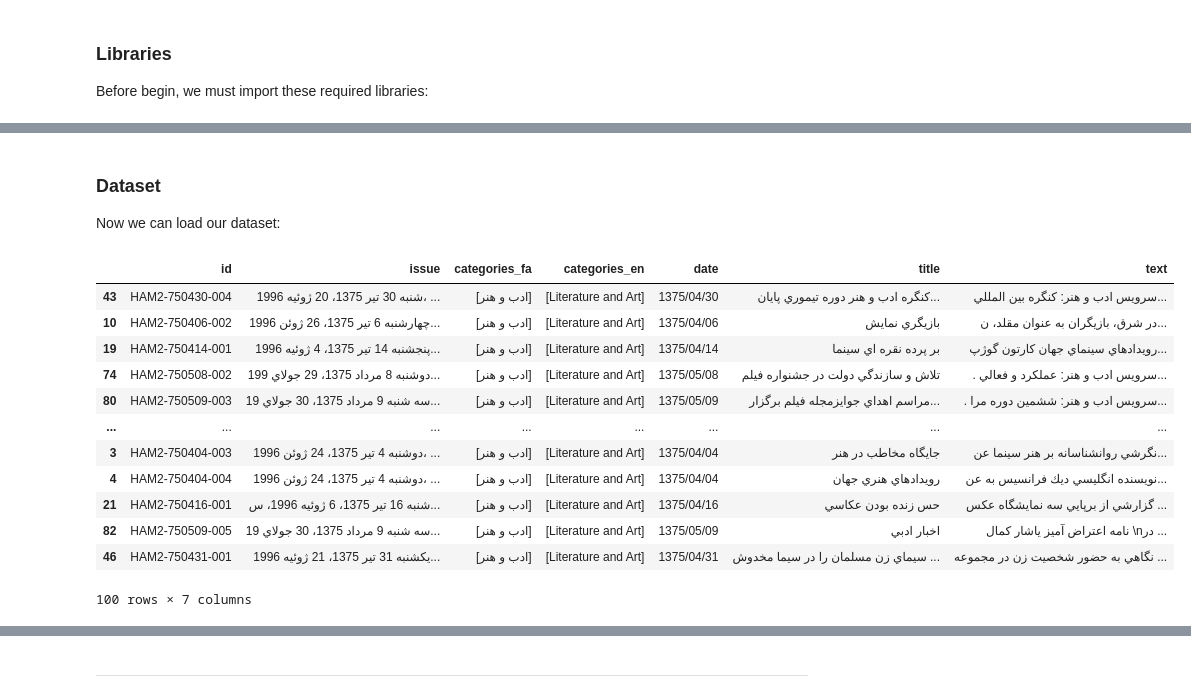
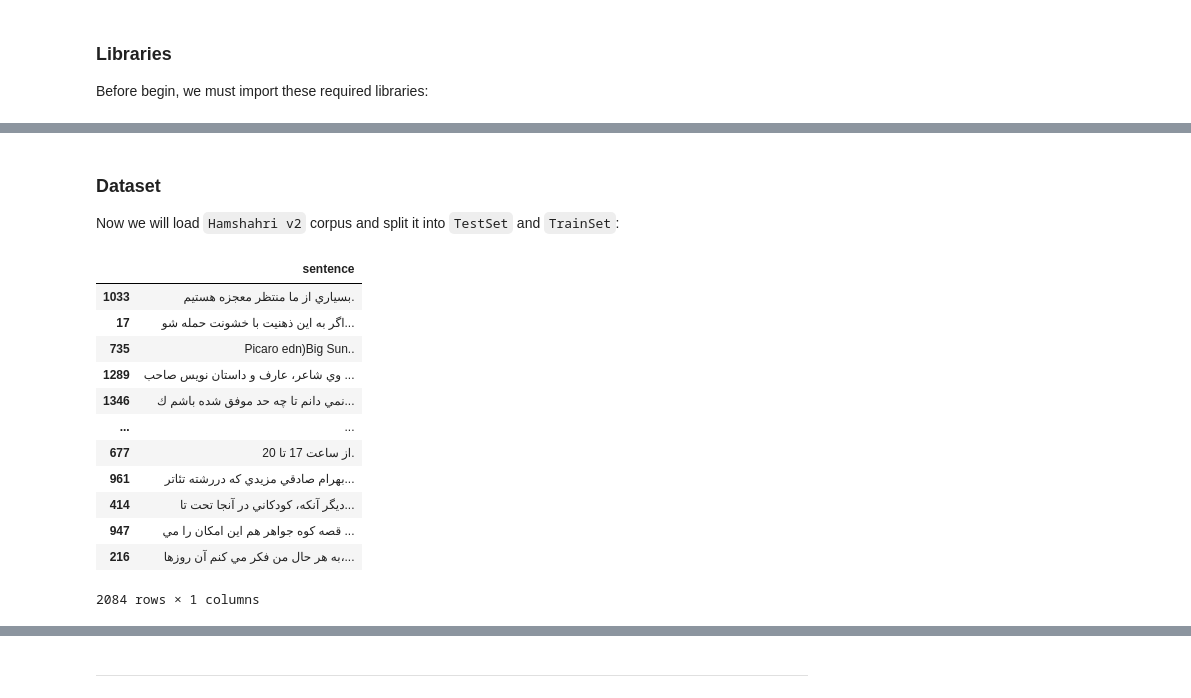
Before and after one commit to ckoliber/nlpexercises, a Jupyter notebook: src/exercise1.ipynb, the cells around one changed output, grey strips where cells are left out. Drawn from its saved outputs; the diff is of its cells as text; code cells hidden in the pictures.

```diff
--- a/src/exercise1.ipynb
+++ b/src/exercise1.ipynb
@@ -38,30 +36,49 @@ Using matplotlib backend: TkAgg
-# %% [markdown]
-### Dataset
-
-Now we can load our dataset:
+# %% [markdown]
+### Dataset
+
+Now we will load `Hamshahri v2` corpus and split it into `TestSet` and `TrainSet`:
 # %%
 corpus = hazm.HamshahriReader(root="../lib/HAM2")
 
-documents = filter(lambda doc: "Literature and Art" in doc["categories_en"], corpus.docs())
+documents = filter(
+    lambda doc: "Literature and Art" in doc["categories_en"],
+    corpus.docs()
+)
 
-data_frame = pd.DataFrame([next(documents) for _ in range(100)])
+sentences = sum([
+    hazm.sent_tokenize(next(documents)["text"])
+    for _ in range(100)
+], [])
+
+data_frame = pd.DataFrame(sentences, columns=["sentence"])
 data_frame = skutils.shuffle(data_frame)
 
-data_features = data_frame.filter(["text"], axis=1).to_numpy().flatten()
-data_labels = data_frame.filter(["category_en"], axis=1).to_numpy().flatten()
+data_features = data_frame.filter(["sentence"], axis=1).to_numpy()
+data_labels = data_frame.filter(["category_en"], axis=1).to_numpy()
+
+train_features, test_features, train_labels, test_labels = skselection.train_test_split(
+    data_features,
+    data_labels,
+    test_size=0.2,
+    random_state=313
+)
+
+data_features = data_features.flatten()
+train_features = train_features.flatten()
+test_features = test_features.flatten()
 
 data_frame
 # %% [output]
-|  | id | issue | categories_fa | categories_en | date | title | text |
-| 43 | HAM2-750430-004 | شنبه 30 تير 1375، 20 ژوئيه 1996، ... | [ادب و هنر] | [Literature and Art] | 1375/04/30 | كنگره ادب و هنر دوره تيموري پايان... | سرويس ادب و هنر: كنگره بين المللي... |
-| 10 | HAM2-750406-002 | چهارشنبه 6 تير 1375، 26 ژوئن 1996... | [ادب و هنر] | [Literature and Art] | 1375/04/06 | بازيگري نمايش | در شرق، بازيگران به عنوان مقلد، ن... |
-| 19 | HAM2-750414-001 | پنجشنبه 14 تير 1375، 4 ژوئيه 1996... | [ادب و هنر] | [Literature and Art] | 1375/04/14 | بر پرده نقره اي سينما | رويدادهاي سينماي جهان كارتون گوژپ... |
-| 74 | HAM2-750508-002 | دوشنبه 8 مرداد 1375، 29 جولاي 199... | [ادب و هنر] | [Literature and Art] | 1375/05/08 | تلاش و سازندگي دولت در جشنواره فيلم | . سرويس ادب و هنر: عملكرد و فعالي... |
-| 80 | HAM2-750509-003 | سه شنبه 9 مرداد 1375، 30 جولاي 19... | [ادب و هنر] | [Literature and Art] | 1375/05/09 | مراسم اهداي جوايزمجله فيلم برگزار... | . سرويس ادب و هنر: ششمين دوره مرا... |
-| ... | ... | ... | ... | ... | ... | ... | ... |
-| 3 | HAM2-750404-003 | دوشنبه 4 تير 1375، 24 ژوئن 1996، ... | [ادب و هنر] | [Literature and Art] | 1375/04/04 | جايگاه مخاطب در هنر | نگرشي روانشناسانه بر هنر سينما عن... |
-| 4 | HAM2-750404-004 | دوشنبه 4 تير 1375، 24 ژوئن 1996، ... | [ادب و هنر] | [Literature and Art] | 1375/04/04 | رويدادهاي هنري جهان | نويسنده انگليسي ديك فرانسيس به عن... |
-| 21 | HAM2-750416-001 | شنبه 16 تير 1375، 6 ژوئيه 1996، س... | [ادب و هنر] | [Literature and Art] | 1375/04/16 | حس زنده بودن عكاسي | گزارشي از برپايي سه نمايشگاه عكس ... |
-| 82 | HAM2-750509-005 | سه شنبه 9 مرداد 1375، 30 جولاي 19... | [ادب و هنر] | [Literature and Art] | 1375/05/09 | اخبار ادبي | نامه اعتراض آميز ياشار كمال \nدر ... |
-| 46 | HAM2-750431-001 | يكشنبه 31 تير 1375، 21 ژوئيه 1996... | [ادب و هنر] | [Literature and Art] | 1375/04/31 | سيماي زن مسلمان را در سيما مخدوش ... | نگاهي به حضور شخصيت زن در مجموعه ... |
+|  | sentence |
+| 1033 | بسياري از ما منتظر معجزه هستيم. |
+| 17 | اگر به اين ذهنيت با خشونت حمله شو... |
+| 735 | Picaro edn)Big Sun.. |
+| 1289 | وي شاعر، عارف و داستان نويس صاحب ... |
+| 1346 | نمي دانم تا چه حد موفق شده باشم ك... |
+| ... | ... |
+| 677 | از ساعت 17 تا 20. |
+| 961 | بهرام صادقي مزيدي كه دررشته تئاتر... |
+| 414 | ديگر آنكه، كودكاني در آنجا تحت تا... |
+| 947 | قصه كوه جواهر هم اين امكان را مي ... |
+| 216 | به هر حال من فكر مي كنم آن روزها،... |
-100 rows × 7 columns
+2084 rows × 1 columns
```
Also changed, not shown: parts of 11 cells of this notebook.
